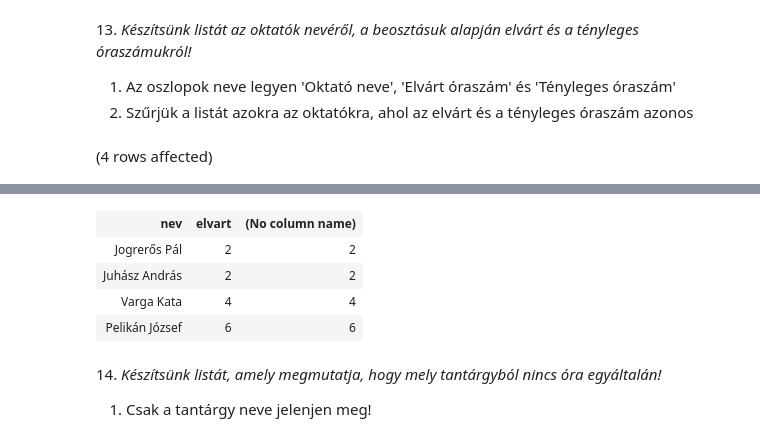
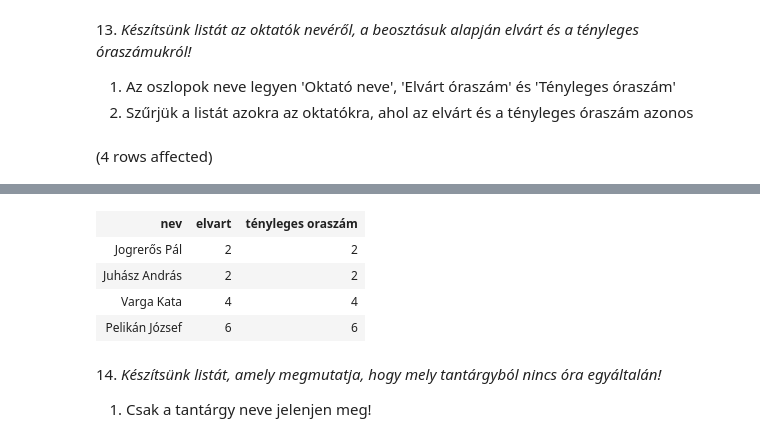
Before and after one commit to szentebalint0/AdatBG02, a Jupyter notebook: gyakorlat03_feladatok.ipynb, the cells around one changed output, grey strips where cells are left out. Saved outputs shown, nothing was run; the diff lists cells and outputs as text; code cells hidden in the pictures.

```diff
--- a/gyakorlat03_feladatok.ipynb
+++ b/gyakorlat03_feladatok.ipynb
@@ -298,9 +287,9 @@ Total execution time: 00:00:00.017
 1. Az oszlopok neve legyen 'Oktató neve', 'Elvárt óraszám' és 'Tényleges óraszám'
 2. Szűrjük a listát azokra az oktatókra, ahol az elvárt és a tényleges óraszám azonos
 # %%
-SELECT okt.nev, b.elvart, COUNT(ora_id)
-FROM Beosztasok b JOIN Oktatok okt ON b.beosztas_id = okt.beosztás JOIN Orak o ON okt.oktato_id = o.tanar
+SELECT okt.nev, b.elvart, COUNT(ora_id) AS 'tényleges oraszám'
+FROM Oktatok okt JOIN Orak o ON okt.oktato_id = o.tanar JOIN Beosztasok b ON okt.beosztás = b.beosztas_id
 GROUP BY okt.nev, b.elvart
-HAVING b.elvart = COUNT(ora_id)
+HAVING COUNT(ora_id) = b.elvart
 # %% [output]
 (4 rows affected)
@@ -308,4 +297,4 @@ Total execution time: 00:00:00.045
-| nev | elvart | (No column name) |
+| nev | elvart | tényleges oraszám |
 | Jogrerős Pál | 2 | 2 |
 | Juhász András | 2 | 2 |
 | Varga Kata | 4 | 4 |
```
Also changed, not shown: parts of 18 cells of this notebook.
